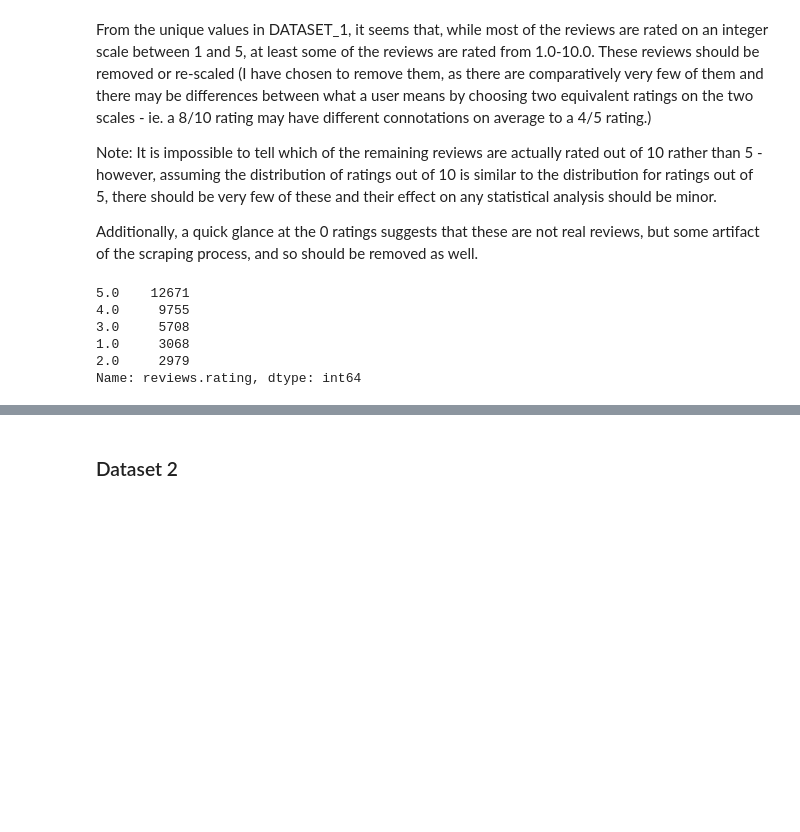
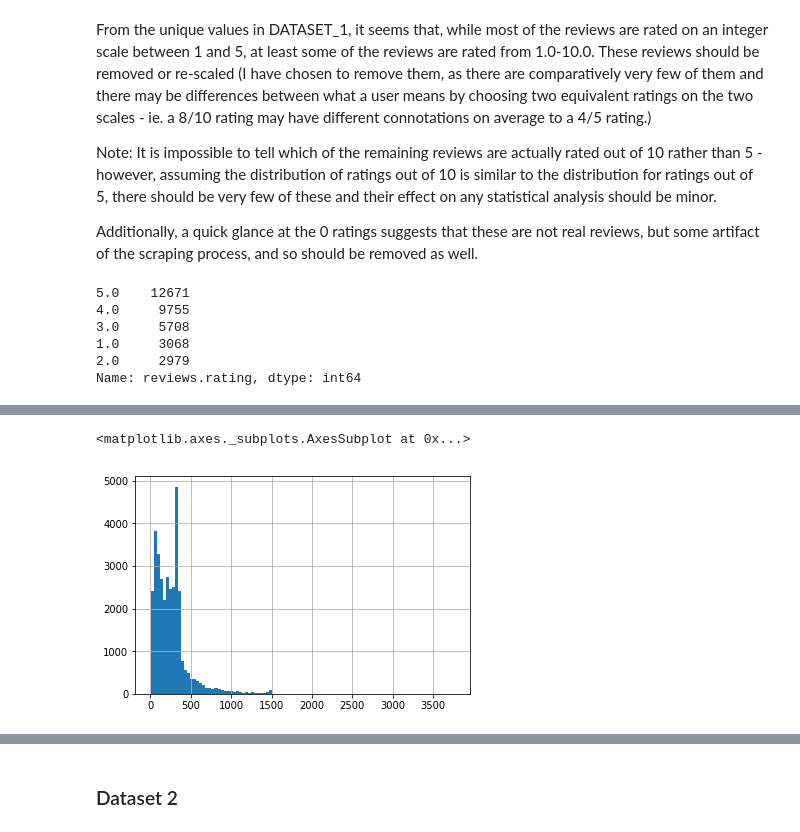
Before and after one commit to SJTButler/hotel-review-analysis, a Jupyter notebook: Hotel Review Analysis.ipynb, the cells around one changed output, grey strips where cells are left out. Saved outputs shown, nothing was run; the diff lists cells and outputs as text; code cells hidden in the pictures; blank space fills up the shorter version.

```diff
--- a/Hotel Review Analysis.ipynb
+++ b/Hotel Review Analysis.ipynb
@@ -129,0 +144,5 @@ Name: reviews.rating, dtype: int64
+# %%
+df_1["reviews.length"].hist(bins=100)
+# %% [output]
+<matplotlib.axes._subplots.AxesSubplot at 0x...>
+[figure, added]
```
Also changed, not shown: parts of 16 cells of this notebook.
